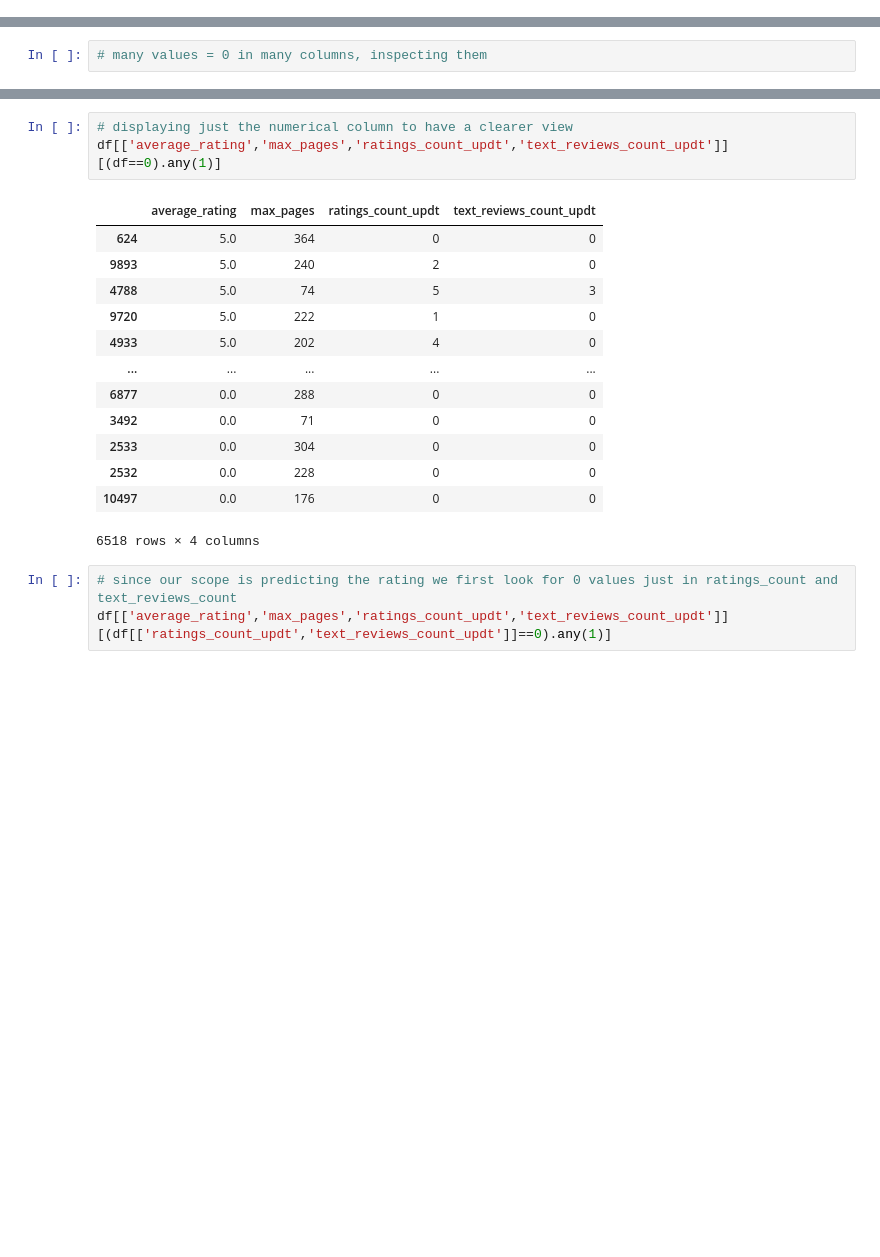
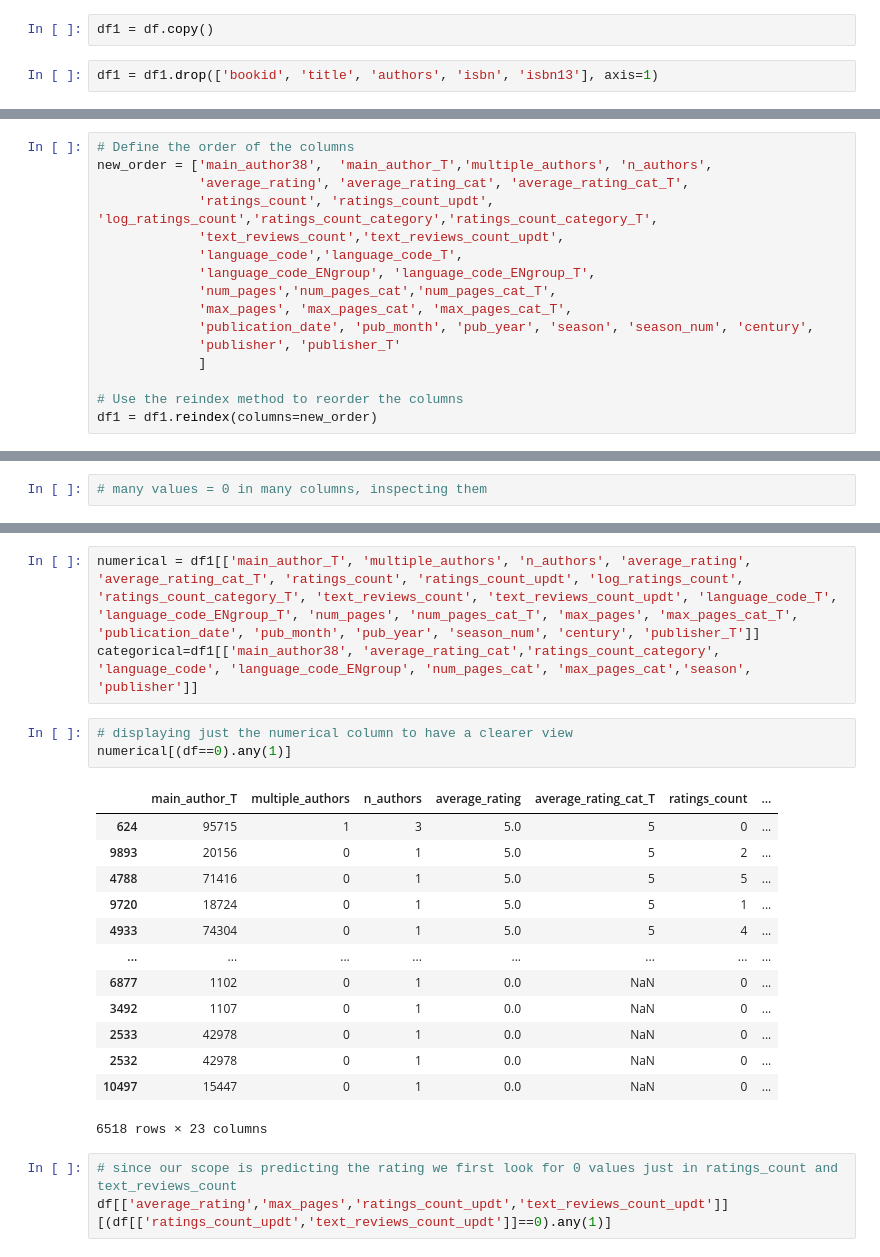
Before and after one commit to dcarriel-dsti/BookRatingML, a Jupyter notebook: Cleaning Ops from Excel.ipynb, the cells around one changed output, grey strips where cells are left out. Saved outputs shown, nothing was run; the diff lists cells and outputs as text; blank space fills up the shorter version.

```diff
--- a/Cleaning Ops from Excel.ipynb
+++ b/Cleaning Ops from Excel.ipynb
@@ -1019,3 +1683,7 @@ memory usage: 2.1+ MB
 df.columns
 # %% [output]
 Index(['bookid', 'title', 'authors', 'average_rating', 'isbn', 'isbn13', 'language_code', 'num_pages', 'ratings_count', 'text_reviews_count', 'publication_date', 'publisher', 'multiple_authors', 'n_au ...
+# %%
+df1 = df.copy()
+# %%
+df1 = df1.drop(['bookid', 'title', 'authors', 'isbn', 'isbn13'], axis=1)
@@ -1022 +1694,17 @@ Index(['bookid', 'title', 'authors', 'average_rating', 'isbn', 'isbn13', 'langua
+# %%
+# Define the order of the columns
+new_order = ['main_author38',  'main_author_T','multiple_authors', 'n_authors',
+             'average_rating', 'average_rating_cat', 'average_rating_cat_T',
+             'ratings_count', 'ratings_count_updt', 'log_ratings_count','ratings_count_category','ratings_count_category_T',
+             'text_reviews_count','text_reviews_count_updt',
+             'language_code','language_code_T',
+             'language_code_ENgroup', 'language_code_ENgroup_T',
+             'num_pages','num_pages_cat','num_pages_cat_T',
+             'max_pages', 'max_pages_cat', 'max_pages_cat_T',
+             'publication_date', 'pub_month', 'pub_year', 'season', 'season_num', 'century',
+             'publisher', 'publisher_T'
+             ]
+
+# Use the reindex method to reorder the columns
+df1 = df1.reindex(columns=new_order)
 # %%
@@ -1087,20 +1792,23 @@ df[(df.T == 0).any()]
+# %%
+numerical = df1[['main_author_T', 'multiple_authors', 'n_authors', 'average_rating', 'average_rating_cat_T', 'ratings_count', 'ratings_count_updt', 'log_ratings_count', 'ratings_count_category_T', 'text_reviews_count', 'text_reviews_count_updt', 'language_code_T', 'language_code_ENgroup_T', 'num_pages', 'num_pages_cat_T', 'max_pages', 'max_pages_cat_T', 'publication_date', 'pub_month', 'pub_year', 'season_num', 'century', 'publisher_T']]
+categorical=df1[['main_author38', 'average_rating_cat','ratings_count_category', 'language_code', 'language_code_ENgroup', 'num_pages_cat', 'max_pages_cat','season', 'publisher']]
 # %%
 # displaying just the numerical column to have a clearer view
-df[['average_rating','max_pages','ratings_count_updt','text_reviews_count_updt']][(df==0).any(1)]
+numerical[(df==0).any(1)]
 # %% [output]
-|  | average_rating | max_pages | ratings_count_updt | text_reviews_count_updt |
-| 624 | 5.0 | 364 | 0 | 0 |
-| 9893 | 5.0 | 240 | 2 | 0 |
-| 4788 | 5.0 | 74 | 5 | 3 |
-| 9720 | 5.0 | 222 | 1 | 0 |
-| 4933 | 5.0 | 202 | 4 | 0 |
-| ... | ... | ... | ... | ... |
-| 6877 | 0.0 | 288 | 0 | 0 |
-| 3492 | 0.0 | 71 | 0 | 0 |
-| 2533 | 0.0 | 304 | 0 | 0 |
-| 2532 | 0.0 | 228 | 0 | 0 |
-| 10497 | 0.0 | 176 | 0 | 0 |
+|  | main_author_T | multiple_authors | n_authors | average_rating | average_rating_cat_T | ratings_count | ... |
+| 624 | 95715 | 1 | 3 | 5.0 | 5 | 0 | ... |
+| 9893 | 20156 | 0 | 1 | 5.0 | 5 | 2 | ... |
+| 4788 | 71416 | 0 | 1 | 5.0 | 5 | 5 | ... |
+| 9720 | 18724 | 0 | 1 | 5.0 | 5 | 1 | ... |
+| 4933 | 74304 | 0 | 1 | 5.0 | 5 | 4 | ... |
+| ... | ... | ... | ... | ... | ... | ... | ... |
+| 6877 | 1102 | 0 | 1 | 0.0 | NaN | 0 | ... |
+| 3492 | 1107 | 0 | 1 | 0.0 | NaN | 0 | ... |
+| 2533 | 42978 | 0 | 1 | 0.0 | NaN | 0 | ... |
+| 2532 | 42978 | 0 | 1 | 0.0 | NaN | 0 | ... |
+| 10497 | 15447 | 0 | 1 | 0.0 | NaN | 0 | ... |
-6518 rows × 4 columns
+6518 rows × 23 columns
 # %%
 # since our scope is predicting the rating we first look for 0 values just in ratings_count and text_reviews_count
 df[['average_rating','max_pages','ratings_count_updt','text_reviews_count_updt']][(df[['ratings_count_updt','text_reviews_count_updt']]==0).any(1)]
```
Also changed, not shown: parts of 89 cells of this notebook.
